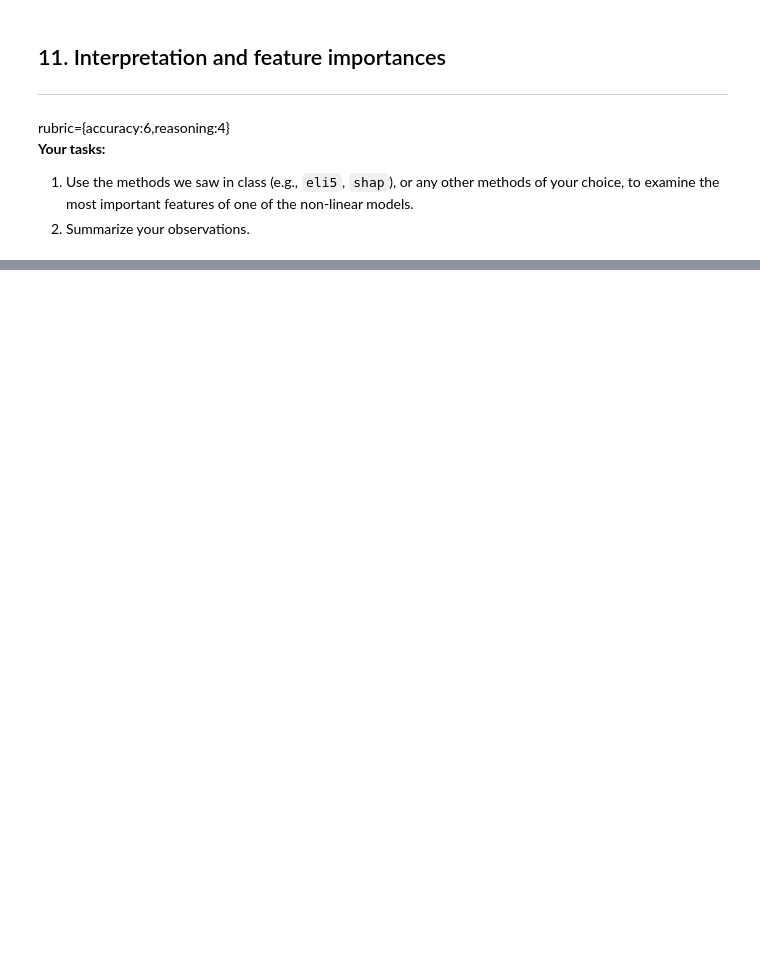
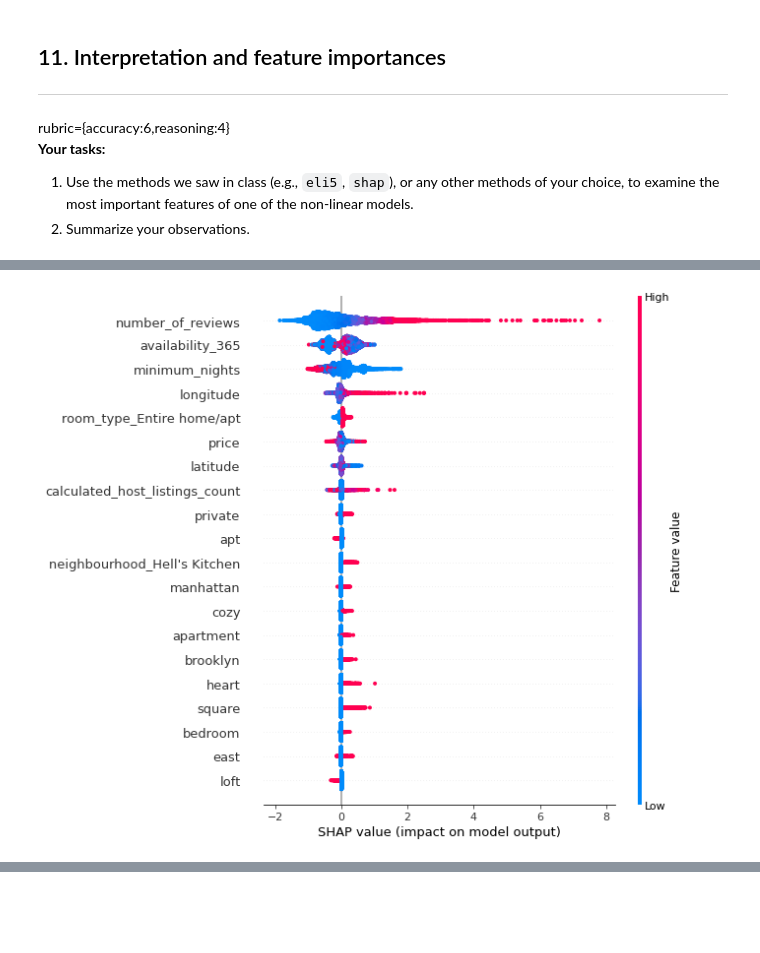
Before and after one commit to rezam747/573_lab4, a Jupyter notebook: lab4.ipynb, the cells around one changed output, grey strips where cells are left out. Drawn from its saved outputs; the diff is of its cells as text; code cells hidden in the pictures; blank space fills up the shorter version.

```diff
--- a/lab4.ipynb
+++ b/lab4.ipynb
@@ -550,0 +617,4 @@ rubric={accuracy:6,reasoning:4}
+# %%
+shap.summary_plot(train_lgbm_shap_values, X_train_enc)
+# %% [output]
+[figure, added]
```
Also changed, not shown: parts of 23 cells of this notebook.
